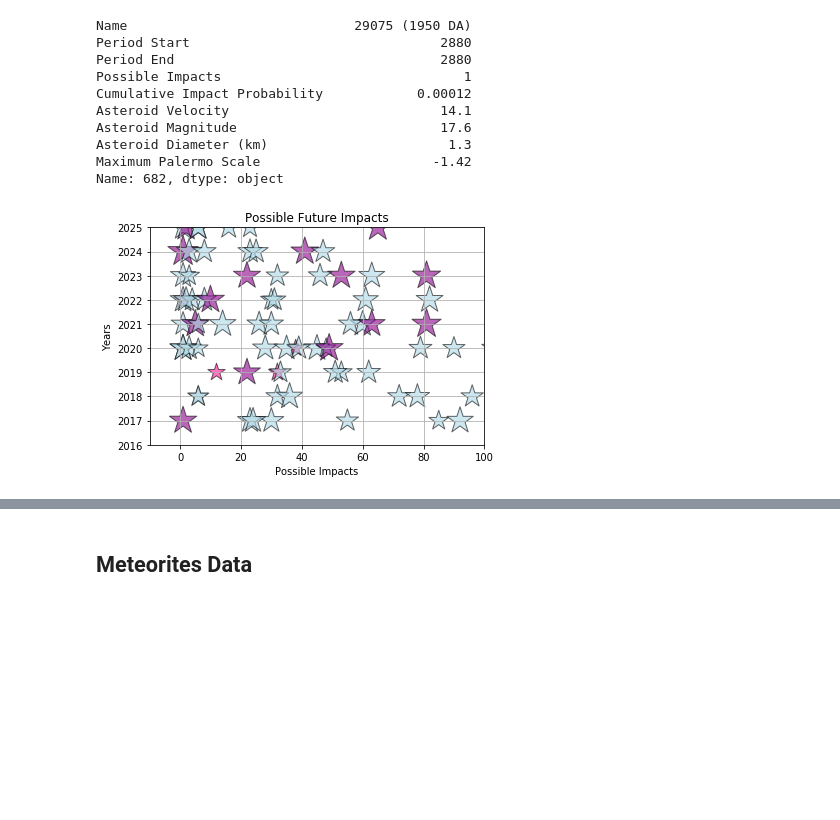
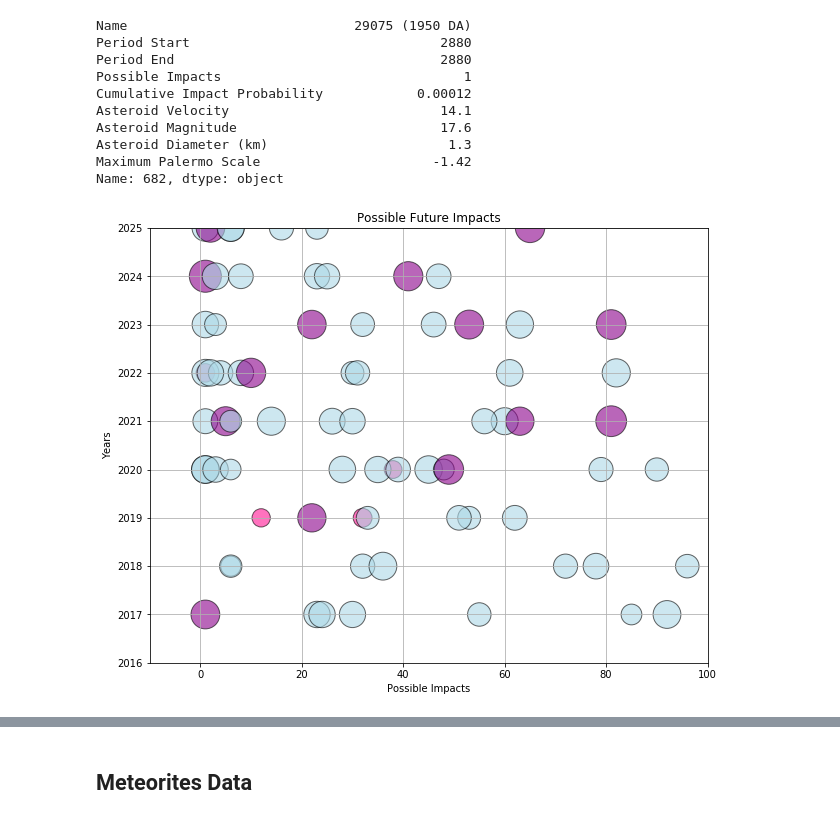
Before and after one commit to fcoba/Project-1, a Jupyter notebook: Kal_Project_1.ipynb, the cells around one changed output, grey strips where cells are left out. Cells and saved outputs as stored; diff of their text form; code cells hidden in the pictures; blank space fills up the shorter version.

Commit message:
Adding more plots

```diff
--- a/Kal_Project_1.ipynb
+++ b/Kal_Project_1.ipynb
@@ -75,32 +70,33 @@ def impact_score(impact):
     elif impact < -4:
         return 'LightBlue'
     else:
         return 'deeppink'
 
 def asteroid_scale(scale):
     return (scale) * -100;
 
 
 x = asteroids['Possible Impacts']
 y = asteroids['Period Start']
 z = asteroids['Maximum Palermo Scale']
 
 asteroids_list = asteroids['Maximum Palermo Scale']
 asteroids_list_colors = [impact_score(impact) for impact in asteroids_list]
 
 asteroids_scale_list= [asteroid_scale(scale) for scale in asteroids_list]
 
+fig = plt.figure(figsize=(10,8))
 plt.ylim(2016,2025)
 plt.xlim(-10,100)
-plt.scatter(x, y, s=asteroids_scale_list , c=asteroids_list_colors, alpha=0.6, marker="*", edgecolors="black")
+plt.scatter(x, y, s=asteroids_scale_list , c=asteroids_list_colors, alpha=0.6, marker="o", edgecolors="black")
 
 plt.title("Possible Future Impacts")
 plt.xlabel("Possible Impacts")
 plt.ylabel("Years")
 # plt.legend(handles=[x, y, z], loc = "best")
 plt.grid()
 
 plt.savefig("../possible_impacts_asteroids.png")
 plt.show()
 # %% [output]
-[figure, old version]
+[figure, new version]
```
Also changed, not shown: parts of 6 cells of this notebook.
